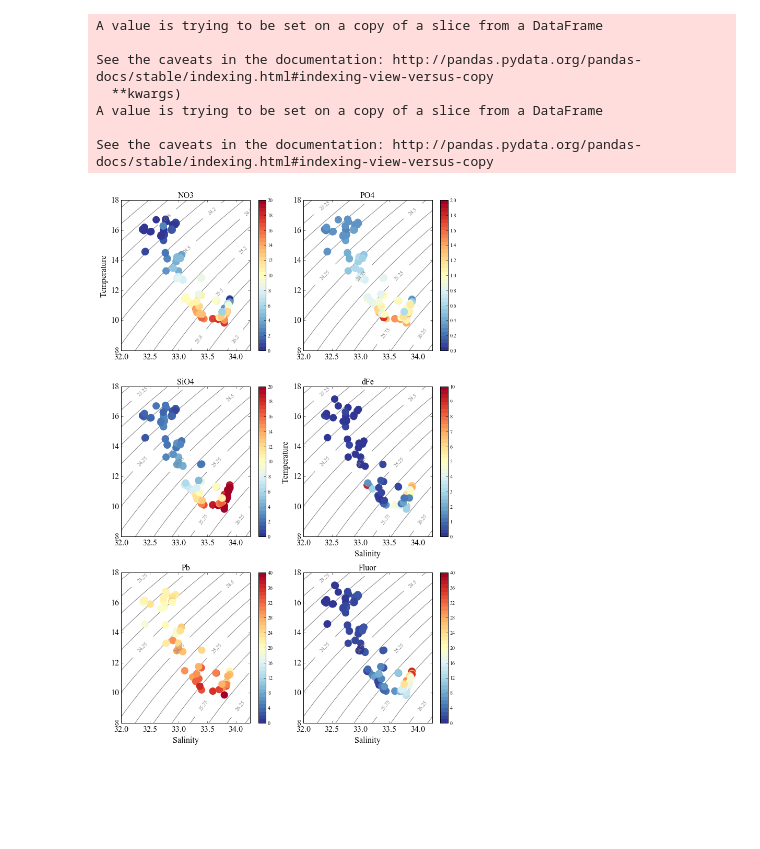
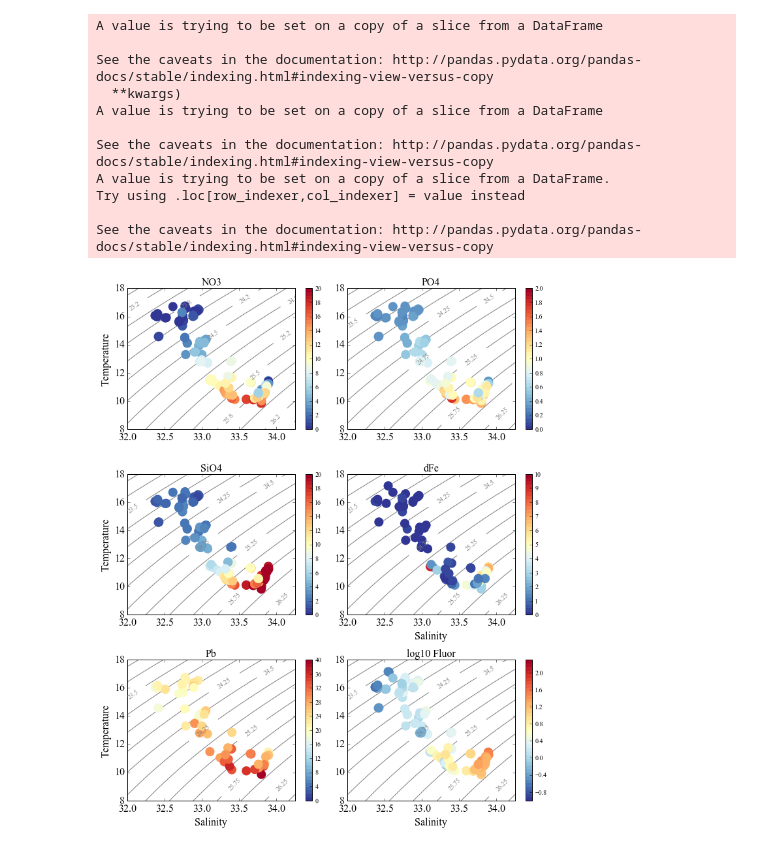
Before and after one commit to sophieclayton/MV1405, a Jupyter notebook: nutrient_TS.ipynb, the cells around one changed output. Saved outputs shown, nothing was run; the diff lists cells and outputs as text; code cells hidden in the pictures; blank space fills up the shorter version.

```diff
--- a/nutrient_TS.ipynb
+++ b/nutrient_TS.ipynb
@@ -33,12 +37,15 @@ nut = pd.read_excel(nutFile, header = 2, sheet = 0)
 transects = pd.unique(nut.Transect)
 
 nut = nut[nut['Transect']!='Transect 9']
+#nut = nut[nut['Transect']!='Transect 1']
 
-vars = ['corr SST deg.', 'corr psu', 'Corr NO3', 'Corr PO4', 'Corr SiO4', 'Fluor', 'dFe', 'Pb', 'Lat', 'Lon']
+vars = ['corr SST deg.', 'corr psu', 'Corr NO3', 'Corr PO4', 'Corr SiO4', 'Fluor', 'dFe', 'Pb', 'Lat', 'Lon', 'corr. Fv/Fm']
 
 data = nut[vars]
-data.rename(columns={'corr SST deg.': 'T', 'corr psu': 'S', 'Corr NO3' : 'NO3', 'Corr PO4' : 'PO4', 'Corr SiO4' : 'SiO4'}, inplace=True)
+data.rename(columns={'corr SST deg.': 'T', 'corr psu': 'S', 'Corr NO3' : 'NO3', 'Corr PO4' : 'PO4', 'Corr SiO4' : 'SiO4', 'corr. Fv/Fm' : 'FvFm'}, inplace=True)
 data.dropna(axis = 0, how = 'all', inplace=True)
+
+data['rho'] = sw.rho(data['S'], data['T'],0)
 #print data
 # %% [output]
 A value is trying to be set on a copy of a slice from a DataFrame
@@ -48,6 +55,10 @@ See the caveats in the documentation: http://pandas.pydata.org/pandas-docs/stabl
 A value is trying to be set on a copy of a slice from a DataFrame
 
 See the caveats in the documentation: http://pandas.pydata.org/pandas-docs/stable/indexing.html#indexing-view-versus-copy
+A value is trying to be set on a copy of a slice from a DataFrame.
+Try using .loc[row_indexer,col_indexer] = value instead
+
+See the caveats in the documentation: http://pandas.pydata.org/pandas-docs/stable/indexing.html#indexing-view-versus-copy
 # %%
 ss = np.arange(31, 35, 0.01)
 tt = np.arange(7, 22, 0.1)
@@ -59,7 +70,7 @@ from matplotlib import rcParams
 rcParams.update({'figure.autolayout': True})
 
 
-fig2, ((ax1, ax2), (ax3, ax4), (ax5, ax6)) = plt.subplots(3, 2, figsize = (10, 15), dpi = 300)
+fig2, ((ax1, ax2), (ax3, ax4), (ax5, ax6)) = plt.subplots(3, 2, figsize = (10, 12), dpi = 300)
 
 palette = plt.get_cmap('RdYlBu_r', 40)
 
@@ -118,7 +129,7 @@ plt.colorbar(si, ax = ax3)
 
 ax3.set_xlim([32.0, 34.25])
 ax3.set_ylim([8, 18])
-
+ax3.set_ylabel('Temperature', fontsize=16)
 ax3.tick_params(labelsize=16)
 
 ax3.set_title('SiO4', fontsize=16)
@@ -134,7 +145,7 @@ ax4.set_xlim([32.0, 34.25])
 ax4.set_ylim([8, 18])
 
 ax4.set_xlabel('Salinity', fontsize=16)
-ax4.set_ylabel('Temperature', fontsize=16)
+
 ax4.tick_params(labelsize=16)
 
 
@@ -142,34 +153,34 @@ ax4.set_title('dFe', fontsize=16)
 
 ######################################################################################################################################
 
 CS = ax5.contour(s, t, den-1000, 25, colors= 'grey', zorder = 0)
 ax5.clabel(CS, CS.levels, inline=True, fmt=fmt, fontsize=10)
 pb = ax5.scatter(data['S'],data['T'], s = 200, lw = 0, c = data['Pb'], alpha = 1, vmin=0, vmax = 40, cmap = palette, zorder =1)
 plt.colorbar(pb, ax = ax5)
 ax5.set_xlim([32.0, 34.25])
 ax5.set_ylim([8, 18])
-
+ax5.set_ylabel('Temperature', fontsize=16)
 ax5.set_xlabel('Salinity', fontsize=16)
 ax5.tick_params(labelsize=16)
 
 ax5.set_title('Pb', fontsize=16)
 
 ######################################################################################################################################
 
 CS = ax6.contour(s, t, den-1000, 25, colors= 'grey', zorder = 0)
 ax6.clabel(CS, CS.levels, inline=True, fmt=fmt, fontsize=10)
-fl = ax6.scatter(data['S'],data['T'], s = 200, lw = 0, c = data['Fluor'], alpha = 1, vmin=0, vmax = 40, cmap = palette, zorder =1)
+fl = ax6.scatter(data['S'],data['T'], s = 200, lw = 0, c = np.log10(data['Fluor']), alpha = 1, vmin=-1, vmax = 2.3, cmap = palette, zorder =1)
 plt.colorbar(fl, ax = ax6)
 ax6.set_xlim([32.0, 34.25])
 ax6.set_ylim([8, 18])
 
 ax6.set_xlabel('Salinity', fontsize=16)
 ax6.tick_params(labelsize=16)
 
-ax6.set_title('Fluor', fontsize=16)
+ax6.set_title('log10 Fluor', fontsize=16)
 
 plt.show()
 
 fig2.savefig('../figures/nuts_fluo_TS.png', dpi = 300, bbox_inches = "tight")
 # %% [output]
-[figure, old version]
+[figure, new version]
```
Also changed, not shown: parts of 5 cells of this notebook.
